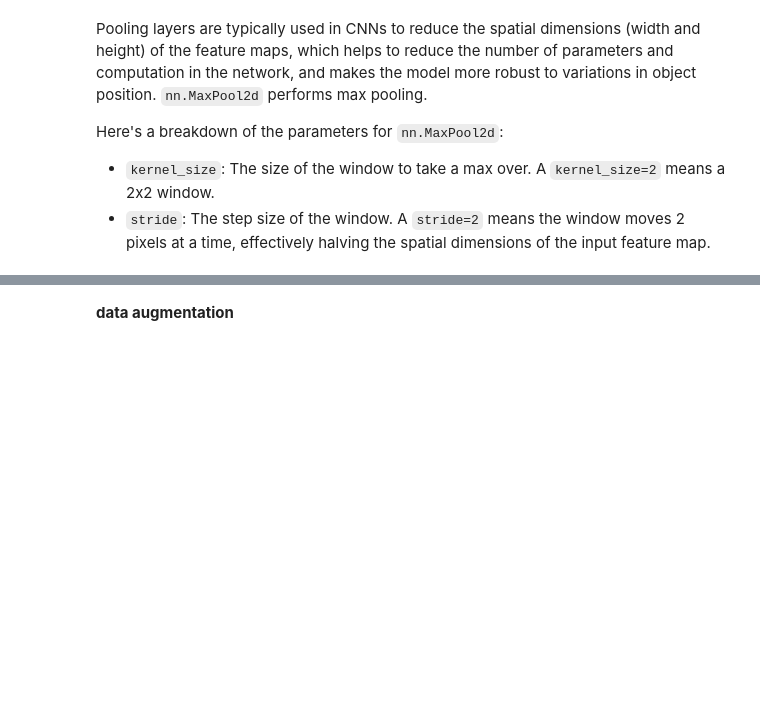
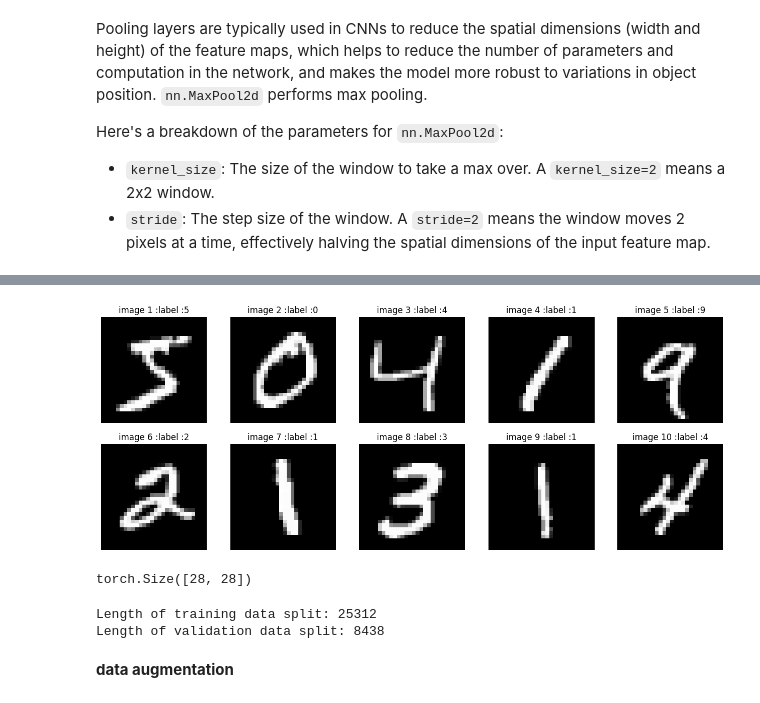
Before and after one commit to Usermer/deep-learning-universe, a Jupyter notebook: computer_vision.ipynb, the cells around one changed output, grey strips where cells are left out. Cells and saved outputs as stored; diff of their text form; code cells hidden in the pictures; blank space fills up the shorter version.

```diff
--- a/computer_vision.ipynb
+++ b/computer_vision.ipynb
@@ -200,3 +250,42 @@ Here's a breakdown of the parameters for `nn.MaxPool2d`:
+# %%
+from torchvision.datasets import MNIST
+
+train_data=MNIST(train=True,root='/content/sample_data',download=True,transform=transforms.ToTensor())
+test_data=MNIST(train=False,root='/content/sample_data',download=True,transform=transforms.ToTensor())
+
+
+image,label=train_data[0]
+#afficher les 10 premieres images
+plt.figure(figsize=(16,6))
+for i in range(10):
+  plt.subplot(2,5,i+1)
+  plt.imshow(train_data[i][0].reshape(28,28),cmap="gray")
+  plt.title(f"image {i+1} :label :{train_data[i][1]}")
+  plt.axis("off")
+
+plt.show()
+# %% [output]
+[figure, added]
+# %%
+train_data[0][0].reshape(28,28).shape
+# %% [output]
+torch.Size([28, 28])
+# %%
+from torch.utils.data import random_split
+# Get the total length of the dataset
+total_len = len(train_data)
+
+# Calculate train and validation lengths, ensuring their sum equals total_len
+len_train = int(total_len * train_split)
+len_val = total_len - len_train # Ensure the sum is exact
+
+train_data,val_data=random_split(train_data,[len_train,len_val],generator=torch.Generator().manual_seed(42))
+
+print(f"Length of training data split: {len(train_data)}")
+print(f"Length of validation data split: {len(val_data)}")
+# %% [output]
+Length of training data split: 25312
+Length of validation data split: 8438
 # %% [markdown]
 **data augmentation**
 # %%
```
Also changed, not shown: parts of 6 cells of this notebook.
